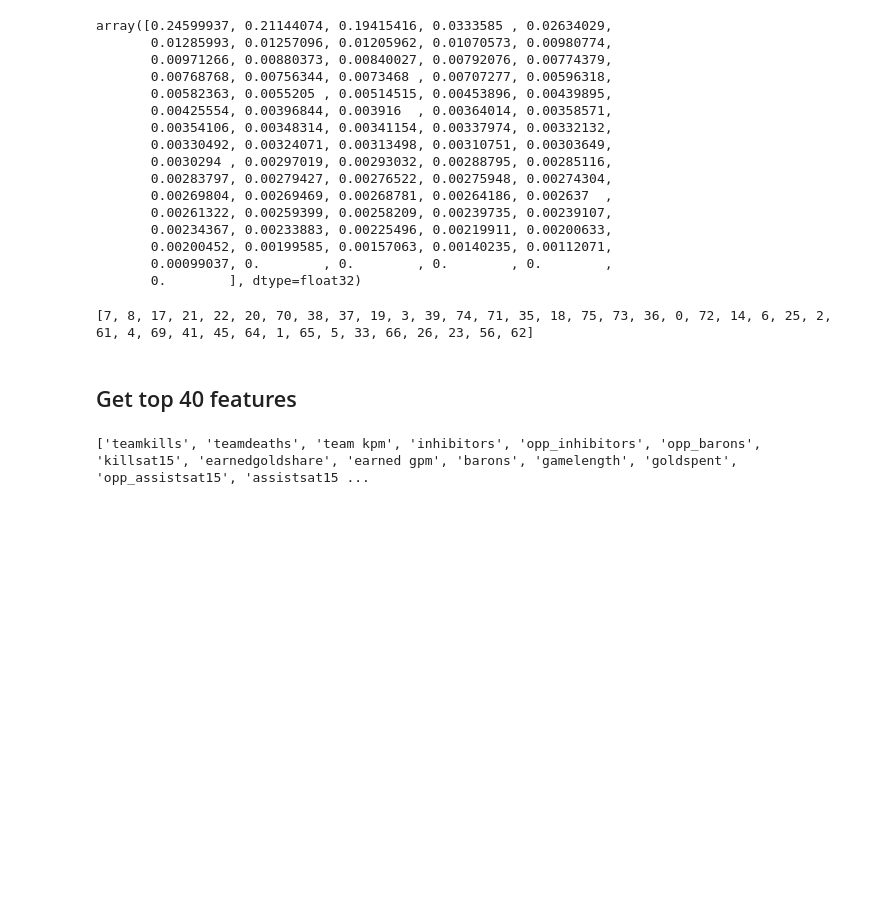
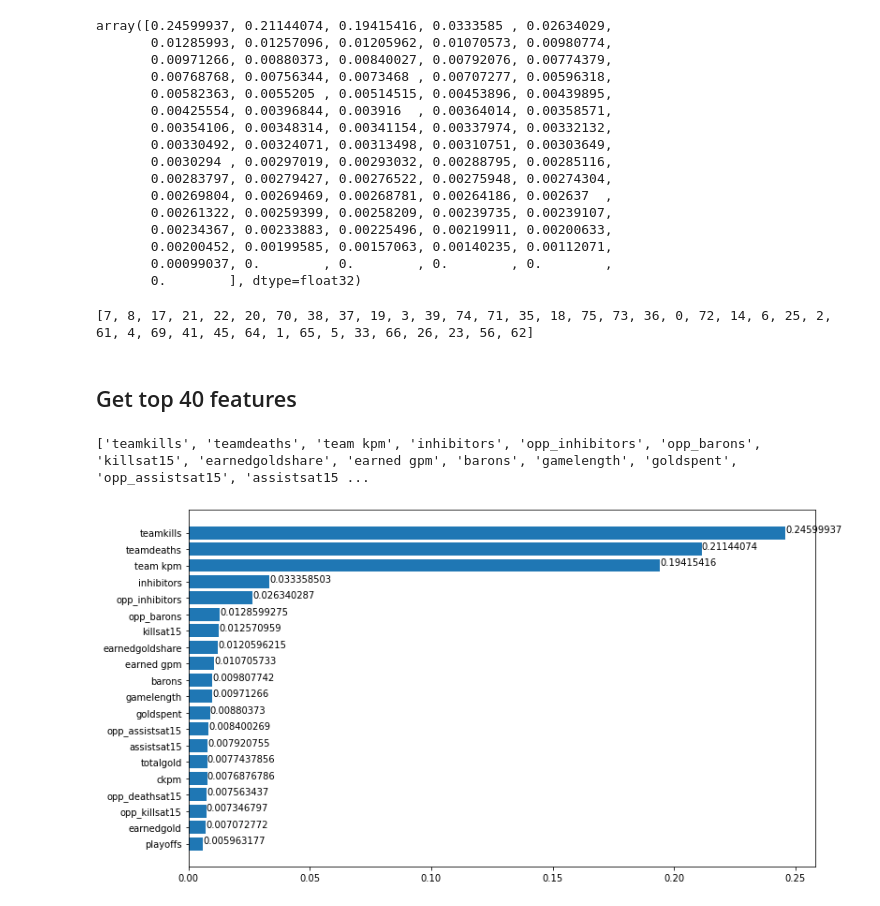
Before and after one commit to niketanmoon/esports, a Jupyter notebook: players.ipynb, the cells around one changed output. Saved outputs shown, nothing was run; the diff lists cells and outputs as text; code cells hidden in the pictures; blank space fills up the shorter version.

```diff
--- a/players.ipynb
+++ b/players.ipynb
@@ -667,3 +677,12 @@ for idx in indices[:40]:
 print(top_40_features)
 # %% [output]
 ['teamkills', 'teamdeaths', 'team kpm', 'inhibitors', 'opp_inhibitors', 'opp_barons', 'killsat15', 'earnedgoldshare', 'earned gpm', 'barons', 'gamelength', 'goldspent', 'opp_assistsat15', 'assistsat15 ...
+# %%
+plt.figure(figsize=(12, 7))
+plt.barh(top_40_features[:20][::-1], sorted_scores[:20][::-1]);
+for i, value in enumerate(sorted_scores[:20][::-1]):
+    plt.text(value, i, str(value))
+
+plt.show()
+# %% [output]
+[figure, added]
```
Also changed, not shown: parts of 4 cells of this notebook.
